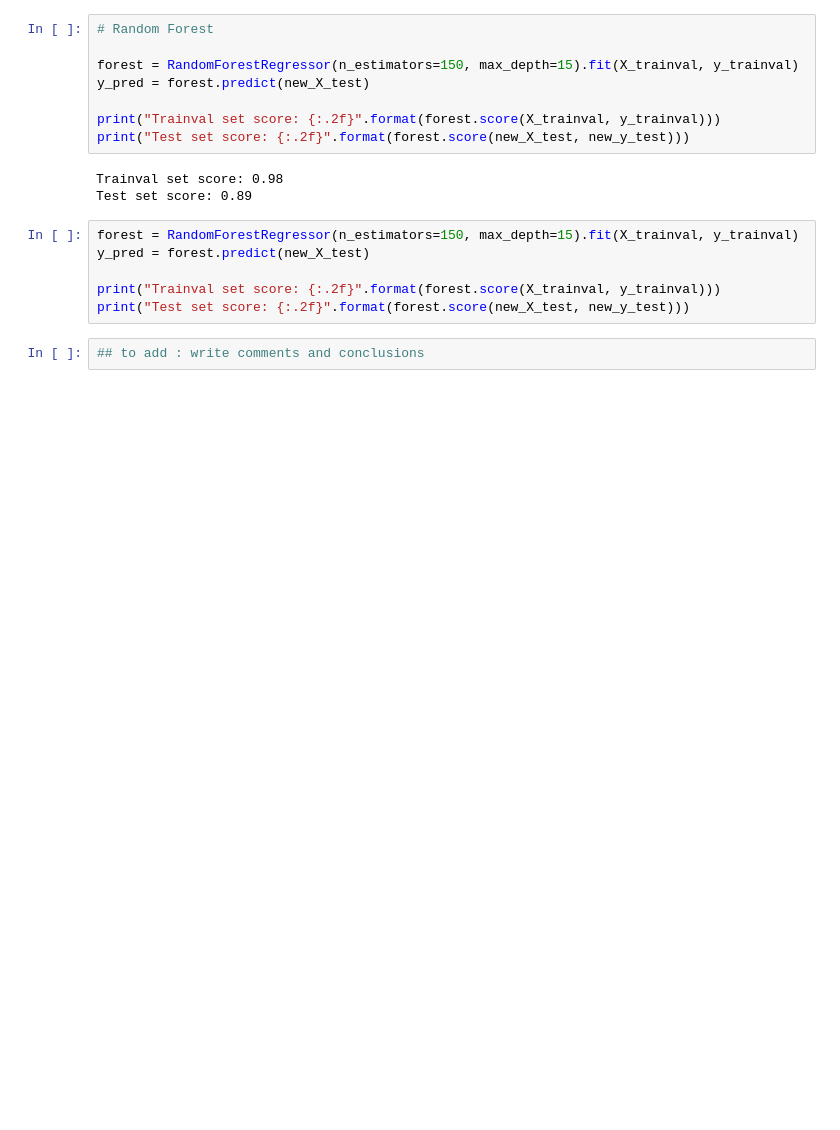
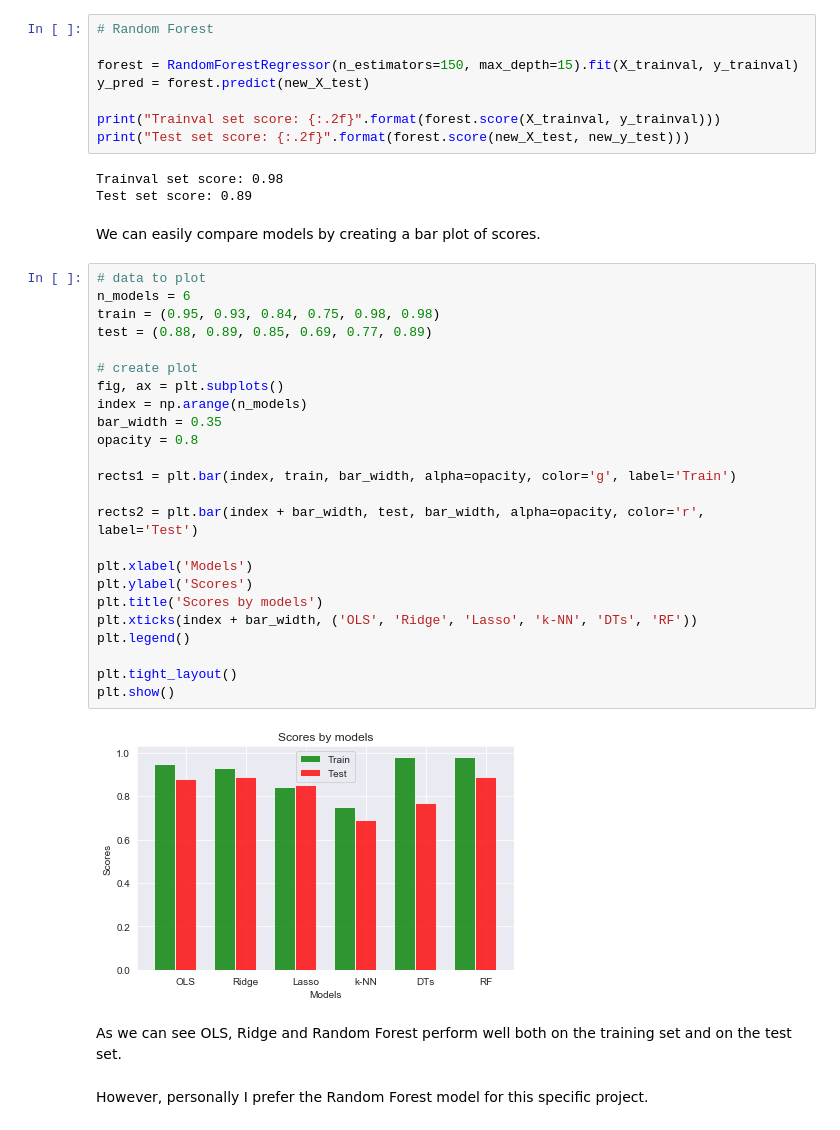
Before and after one commit to angelaiallonardi/Regression_ML_project, a Jupyter notebook: house_prices.ipynb, the cells around one changed output. Saved outputs shown, nothing was run; the diff lists cells and outputs as text; blank space fills up the shorter version.

Commit message:
Fixed Conclusion

```diff
--- a/house_prices.ipynb
+++ b/house_prices.ipynb
@@ -786,11 +786,35 @@ print("Test set score: {:.2f}".format(forest.score(new_X_test, new_y_test)))
 # %% [output]
 Trainval set score: 0.98
 Test set score: 0.89
-# %%
-forest = RandomForestRegressor(n_estimators=150, max_depth=15).fit(X_trainval, y_trainval)
-y_pred = forest.predict(new_X_test)
-
-print("Trainval set score: {:.2f}".format(forest.score(X_trainval, y_trainval)))
-print("Test set score: {:.2f}".format(forest.score(new_X_test, new_y_test)))
-# %%
-## to add : write comments and conclusions
+# %% [markdown]
+We can easily compare models by creating a bar plot of scores.
+# %%
+# data to plot
+n_models = 6
+train = (0.95, 0.93, 0.84, 0.75, 0.98, 0.98)
+test = (0.88, 0.89, 0.85, 0.69, 0.77, 0.89)
+
+# create plot
+fig, ax = plt.subplots()
+index = np.arange(n_models)
+bar_width = 0.35
+opacity = 0.8
+
+rects1 = plt.bar(index, train, bar_width, alpha=opacity, color='g', label='Train')
+
+rects2 = plt.bar(index + bar_width, test, bar_width, alpha=opacity, color='r', label='Test')
+
+plt.xlabel('Models')
+plt.ylabel('Scores')
+plt.title('Scores by models')
+plt.xticks(index + bar_width, ('OLS', 'Ridge', 'Lasso', 'k-NN', 'DTs', 'RF'))
+plt.legend()
+
+plt.tight_layout()
+plt.show()
+# %% [output]
+[figure, added]
+# %% [markdown]
+As we can see OLS, Ridge and Random Forest perform well both on the training set and on the test set.
+# %% [markdown]
+However, personally I prefer the Random Forest model for this specific project.
```
Also changed, not shown: parts of 6 cells of this notebook.
